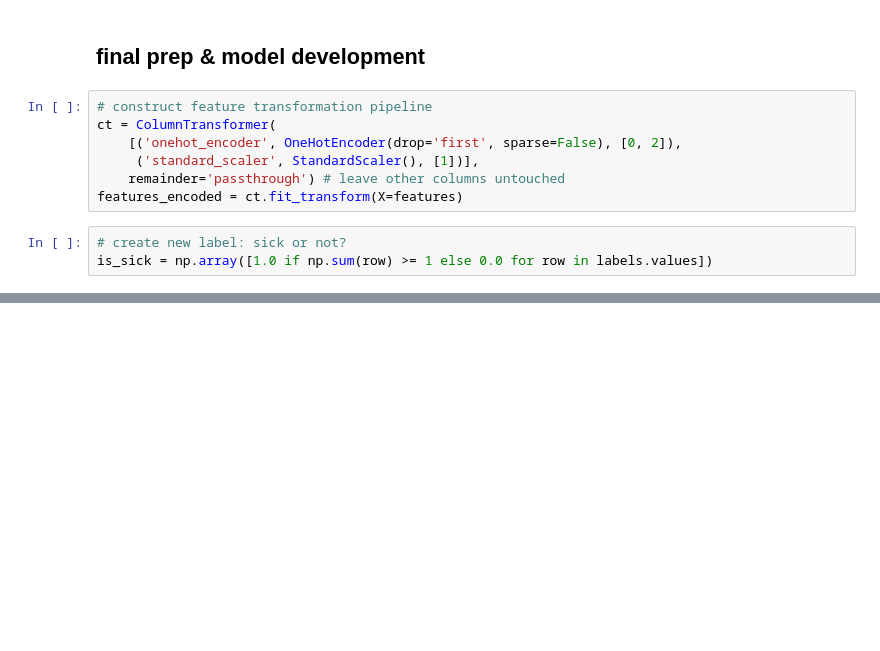
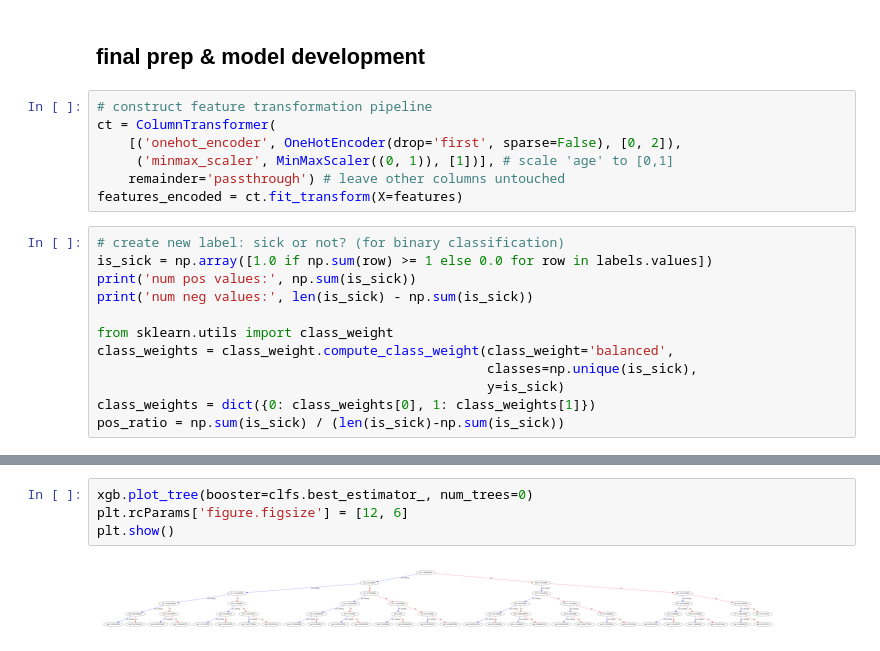
Before and after one commit to armiro/Canine-Disease-Diagnosis, a Jupyter notebook: model_dev.ipynb, the cells around one changed output, grey strips where cells are left out. Cells and saved outputs as stored; diff of their text form; blank space fills up the shorter version.

Commit message:
complete hierarchical classification process

```diff
--- a/model_dev.ipynb
+++ b/model_dev.ipynb
@@ -101,9 +106,18 @@ print('number of labels is reduced from %d to %d' % (len(label_names), len(label
 # construct feature transformation pipeline
 ct = ColumnTransformer(
     [('onehot_encoder', OneHotEncoder(drop='first', sparse=False), [0, 2]),
-     ('standard_scaler', StandardScaler(), [1])],
+     ('minmax_scaler', MinMaxScaler((0, 1)), [1])], # scale 'age' to [0,1]
     remainder='passthrough') # leave other columns untouched
 features_encoded = ct.fit_transform(X=features)
 # %%
-# create new label: sick or not?
+# create new label: sick or not? (for binary classification)
 is_sick = np.array([1.0 if np.sum(row) >= 1 else 0.0 for row in labels.values])
+print('num pos values:', np.sum(is_sick))
+print('num neg values:', len(is_sick) - np.sum(is_sick))
+
+from sklearn.utils import class_weight
+class_weights = class_weight.compute_class_weight(class_weight='balanced',
+                                                  classes=np.unique(is_sick),
+                                                  y=is_sick)
+class_weights = dict({0: class_weights[0], 1: class_weights[1]})
+pos_ratio = np.sum(is_sick) / (len(is_sick)-np.sum(is_sick))
@@ -145,0 +246,6 @@ from sklearn.metrics import confusion_matrix
+# %%
+xgb.plot_tree(booster=clfs.best_estimator_, num_trees=0)
+plt.rcParams['figure.figsize'] = [12, 6]
+plt.show()
+# %% [output]
+[figure, added]
```
Also changed, not shown: parts of 23 cells of this notebook.
